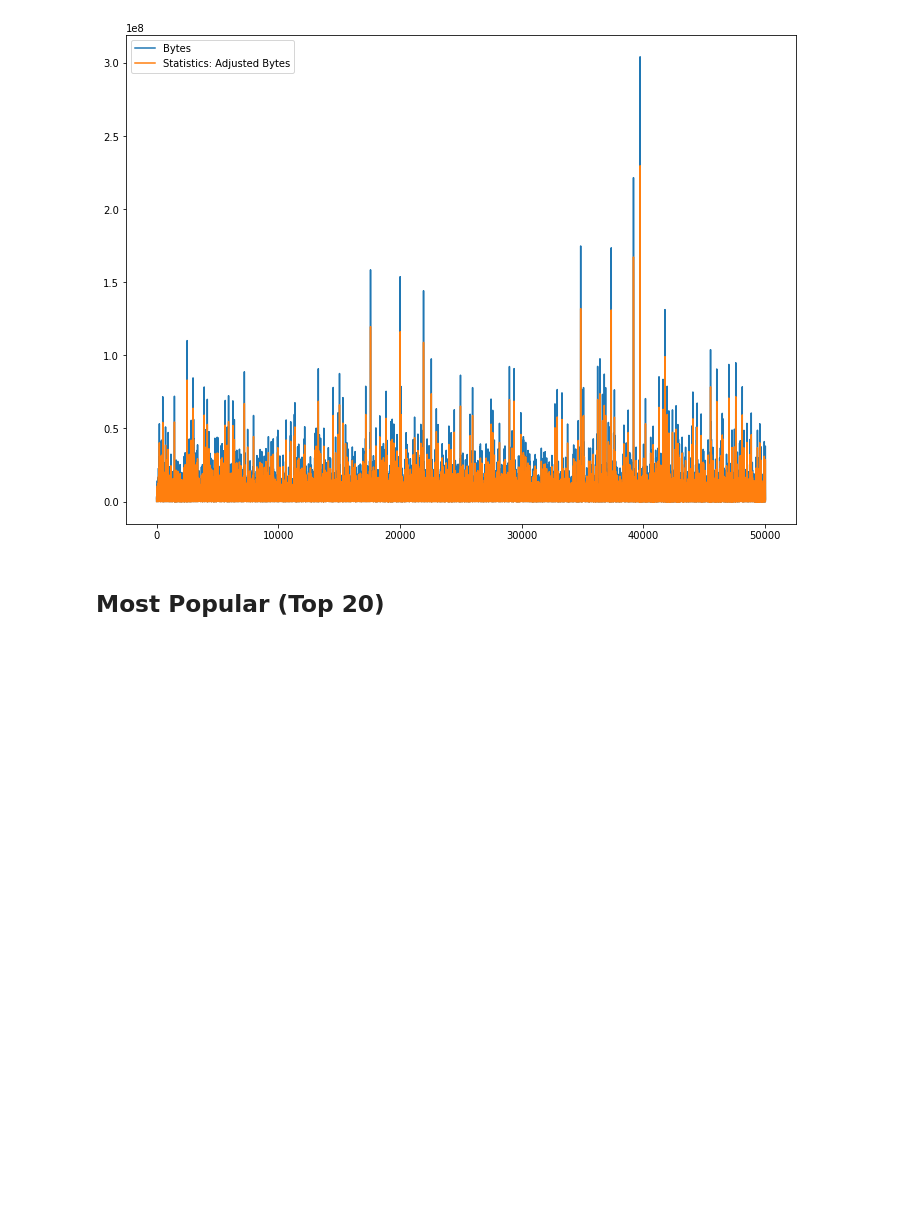
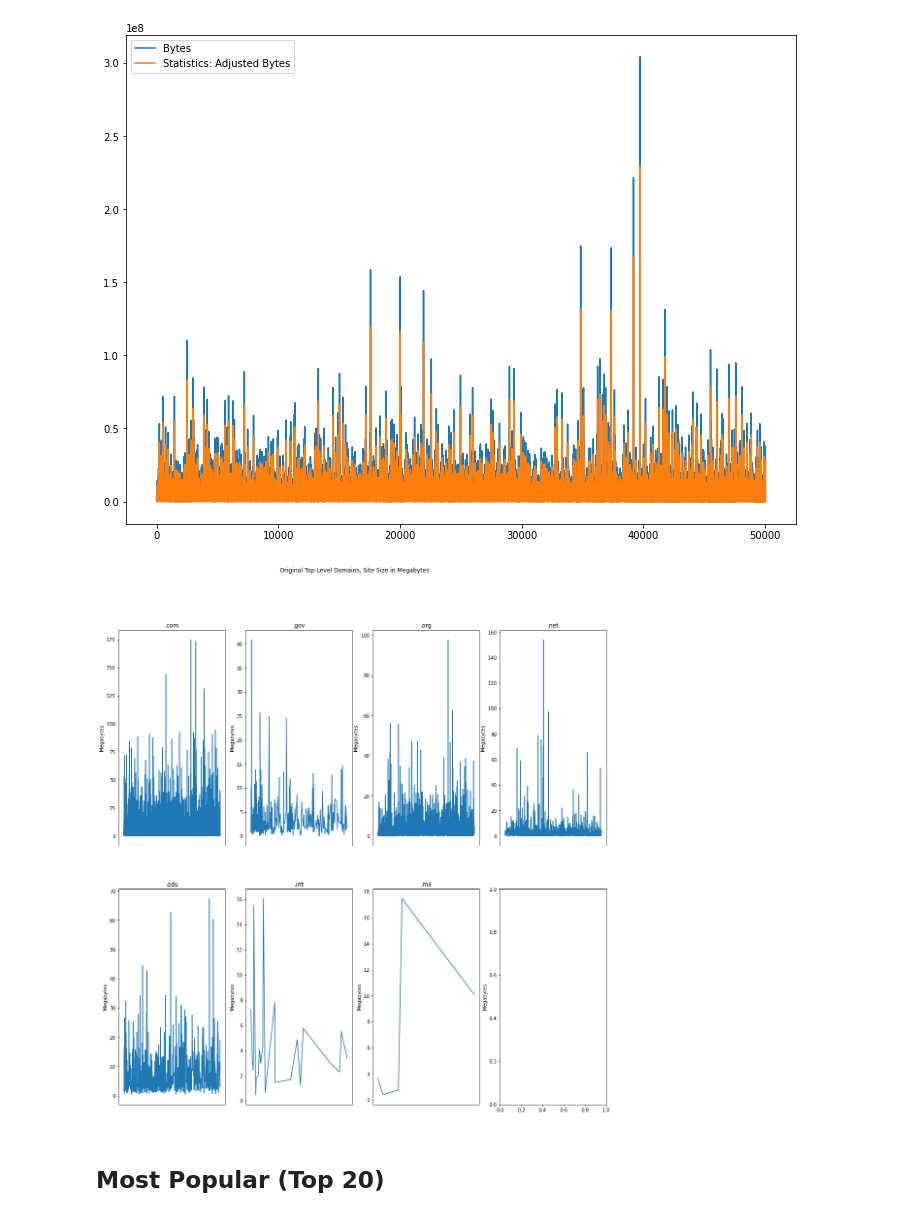
Before and after one commit to ivanivanov10101/bachelor-project, a Jupyter notebook: charts.ipynb, the cells around one changed output. Saved outputs shown, nothing was run; the diff lists cells and outputs as text; code cells hidden in the pictures; blank space fills up the shorter version.

```diff
--- a/charts.ipynb
+++ b/charts.ipynb
@@ -382,51 +384,48 @@ plt.savefig('images/graphs/bytes_and_adjusted_bytes.png')
 # %% [output]
 [figure]
 # %%
-# com = com.rename(columns={"Bytes": "Megabytes"})
-# gov = gov.rename(columns={"Bytes": "Megabytes"})
-# org = org.rename(columns={"Bytes": "Megabytes"})
-# net = net.rename(columns={"Bytes": "Megabytes"})
-# edu = edu.rename(columns={"Bytes": "Megabytes"})
-# int = int.rename(columns={"Bytes": "Megabytes"})
-# mil = mil.rename(columns={"Bytes": "Megabytes"})
-# app = app.rename(columns={"Bytes": "Megabytes"})
+com = com.rename(columns={"Bytes": "Megabytes"})
+gov = gov.rename(columns={"Bytes": "Megabytes"})
+org = org.rename(columns={"Bytes": "Megabytes"})
+net = net.rename(columns={"Bytes": "Megabytes"})
+edu = edu.rename(columns={"Bytes": "Megabytes"})
+int = int.rename(columns={"Bytes": "Megabytes"})
+mil = mil.rename(columns={"Bytes": "Megabytes"})
 
-# fig, axs = plt.subplots(2, 4, figsize=(18, 18))
-# fig.suptitle('Original Top-Level Domains, Site Size in Megabytes')
-# axs[0][0].plot(com['Megabytes'] / 1e+6)
-# axs[0][0].set_title('.com')
-# axs[0][0].xaxis.set_visible(False)
+fig, axs = plt.subplots(2, 4, figsize=(18, 18))
+fig.suptitle('Original Top-Level Domains, Site Size in Megabytes')
+axs[0][0].plot(com['Megabytes'] / 1e+6)
+axs[0][0].set_title('.com')
+axs[0][0].xaxis.set_visible(False)
 
-# axs[0][1].plot(gov['Megabytes'] / 1e+6)
-# axs[0][1].set_title('.gov')
-# axs[0][1].xaxis.set_visible(False)
+axs[0][1].plot(gov['Megabytes'] / 1e+6)
+axs[0][1].set_title('.gov')
+axs[0][1].xaxis.set_visible(False)
 
-# axs[0][2].plot(org['Megabytes'] / 1e+6)
-# axs[0][2].set_title('.org')
-# axs[0][2].xaxis.set_visible(False)
+axs[0][2].plot(org['Megabytes'] / 1e+6)
+axs[0][2].set_title('.org')
+axs[0][2].xaxis.set_visible(False)
 
-# axs[0][3].plot(net['Megabytes'] / 1e+6)
-# axs[0][3].set_title('.net')
-# axs[0][3].xaxis.set_visible(False)
+axs[0][3].plot(net['Megabytes'] / 1e+6)
+axs[0][3].set_title('.net')
+axs[0][3].xaxis.set_visible(False)
 
-# axs[1][0].plot(edu['Megabytes'] / 1e+6)
-# axs[1][0].set_title('.edu')
-# axs[1][0].xaxis.set_visible(False)
+axs[1][0].plot(edu['Megabytes'] / 1e+6)
+axs[1][0].set_title('.edu')
+axs[1][0].xaxis.set_visible(False)
 
-# axs[1][1].plot(int['Megabytes'] / 1e+6)
-# axs[1][1].set_title('.int')
-# axs[1][1].xaxis.set_visible(False)
+axs[1][1].plot(int['Megabytes'] / 1e+6)
+axs[1][1].set_title('.int')
+axs[1][1].xaxis.set_visible(False)
 
-# axs[1][2].plot(mil['Megabytes'] / 1e+6)
-# axs[1][2].set_title('.mil')
-# axs[1][2].xaxis.set_visible(False)
+axs[1][2].plot(mil['Megabytes'] / 1e+6)
+axs[1][2].set_title('.mil')
+axs[1][2].xaxis.set_visible(False)
 
-# axs[1][3].plot(app['Megabytes'] / 1e+6)
-# axs[1][3].set_title('.app')
-# axs[1][3].xaxis.set_visible(False)
-
-# for ax in axs.flat:
-#     ax.set(xlabel=' ', ylabel='Megabytes')
+for ax in axs.flat:
+    ax.set(xlabel=' ', ylabel='Megabytes')
+# %% [output]
+[figure, added]
 # %% [markdown]
 ## Most Popular (Top 20)
 # %%
```
Also changed, not shown: parts of 3 cells of this notebook, 11 other files.
